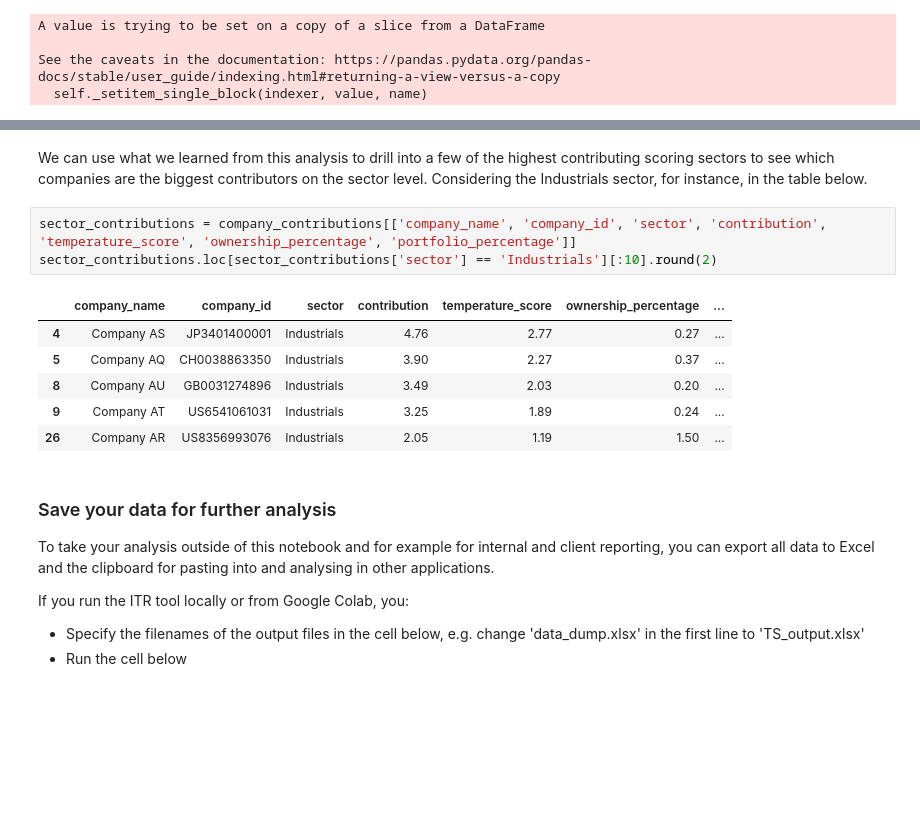
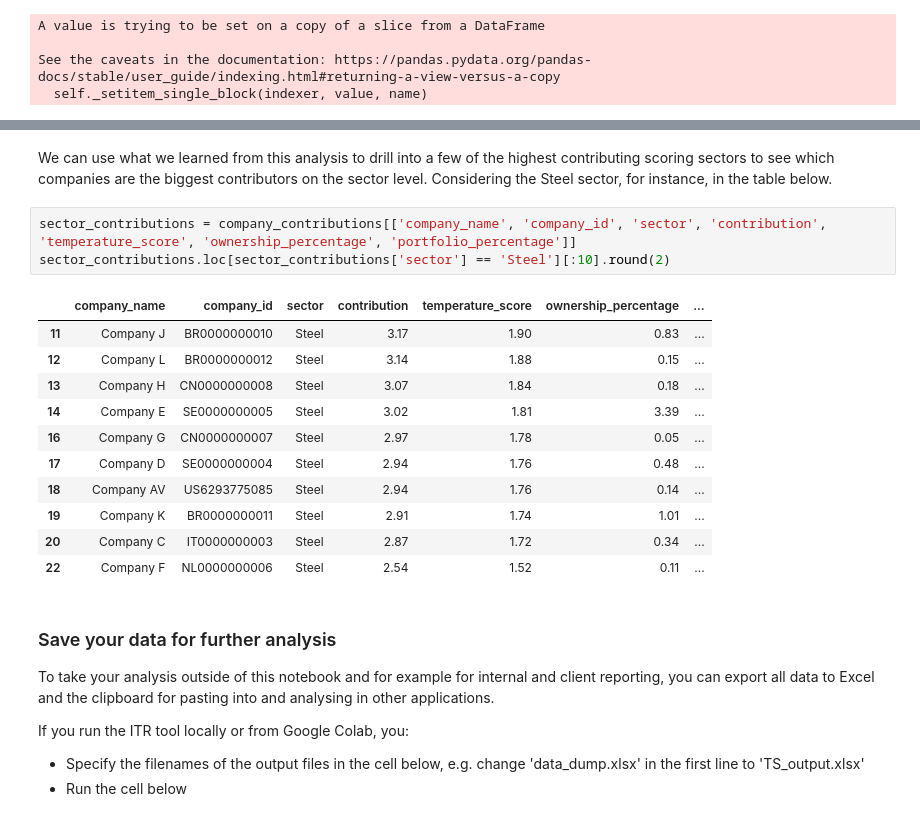
Before and after one commit to os-climate/ITR, a Jupyter notebook: examples/quick_temp_score_calculation.ipynb, the cells around one changed output, grey strips where cells are left out. Drawn from its saved outputs; the diff is of its cells as text; blank space fills up the shorter version.

```diff
--- a/examples/quick_temp_score_calculation.ipynb
+++ b/examples/quick_temp_score_calculation.ipynb
@@ -195,17 +197,22 @@ plot_grouped_statistics(aggregated_portfolio, company_contributions, analysis_pa
 # %% [markdown]
 We can use what we learned from this analysis to drill into a few of the highest contributing scoring sectors to see which
-companies are the biggest contributors on the sector level. Considering the Industrials sector, for instance, in the
+companies are the biggest contributors on the sector level. Considering the Steel sector, for instance, in the
 table below.
 # %%
 sector_contributions = company_contributions[['company_name', 'company_id', 'sector', 'contribution', 'temperature_score', 'ownership_percentage', 'portfolio_percentage']]
-sector_contributions.loc[sector_contributions['sector'] == 'Industrials'][:10].round(2)
+sector_contributions.loc[sector_contributions['sector'] == 'Steel'][:10].round(2)
 # %% [output]
 |  | company_name | company_id | sector | contribution | temperature_score | ownership_percentage | ... |
-| 4 | Company AS | JP3401400001 | Industrials | 4.76 | 2.77 | 0.27 | ... |
-| 5 | Company AQ | CH0038863350 | Industrials | 3.90 | 2.27 | 0.37 | ... |
-| 8 | Company AU | GB0031274896 | Industrials | 3.49 | 2.03 | 0.20 | ... |
-| 9 | Company AT | US6541061031 | Industrials | 3.25 | 1.89 | 0.24 | ... |
-| 26 | Company AR | US8356993076 | Industrials | 2.05 | 1.19 | 1.50 | ... |
+| 11 | Company J | BR0000000010 | Steel | 3.17 | 1.90 | 0.83 | ... |
+| 12 | Company L | BR0000000012 | Steel | 3.14 | 1.88 | 0.15 | ... |
+| 13 | Company H | CN0000000008 | Steel | 3.07 | 1.84 | 0.18 | ... |
+| 14 | Company E | SE0000000005 | Steel | 3.02 | 1.81 | 3.39 | ... |
+| 16 | Company G | CN0000000007 | Steel | 2.97 | 1.78 | 0.05 | ... |
+| 17 | Company D | SE0000000004 | Steel | 2.94 | 1.76 | 0.48 | ... |
+| 18 | Company AV | US6293775085 | Steel | 2.94 | 1.76 | 0.14 | ... |
+| 19 | Company K | BR0000000011 | Steel | 2.91 | 1.74 | 1.01 | ... |
+| 20 | Company C | IT0000000003 | Steel | 2.87 | 1.72 | 0.34 | ... |
+| 22 | Company F | NL0000000006 | Steel | 2.54 | 1.52 | 0.11 | ... |
 # %% [markdown]
 ### Save your data for further analysis
 To take your analysis outside of this notebook and for example for internal and client reporting, you can export all data to Excel and the clipboard for pasting into and analysing in other applications.
```
Also changed, not shown: parts of 8 cells of this notebook.
